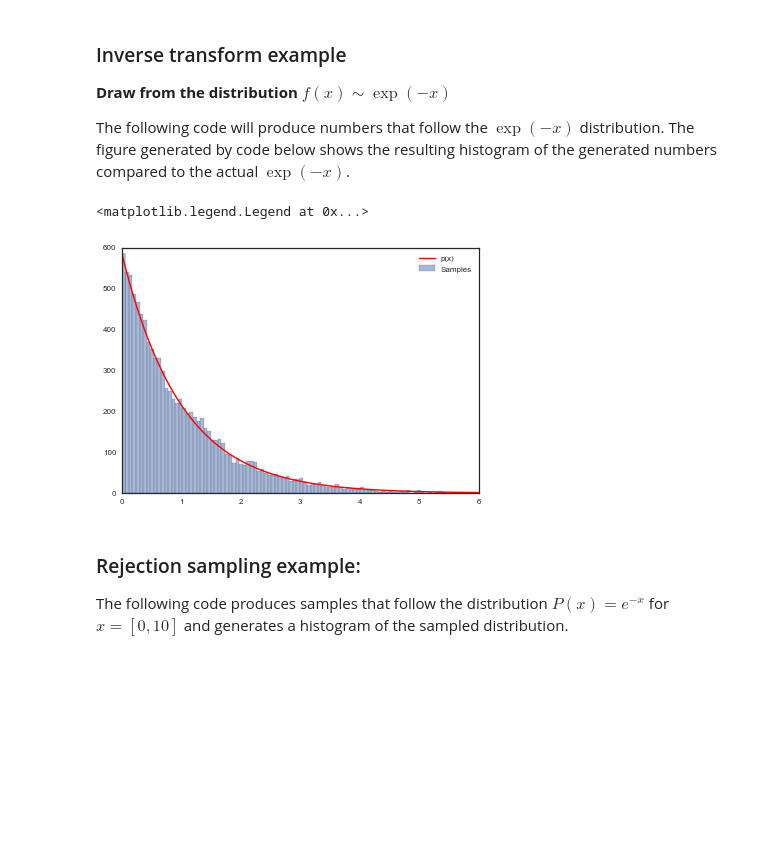
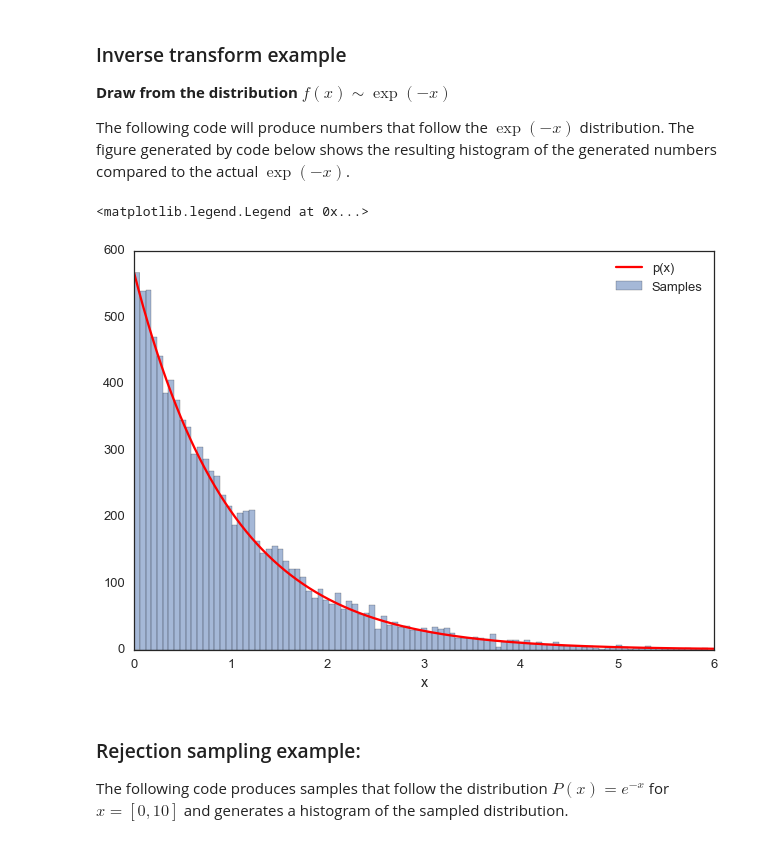
Before and after one commit to amlsf/stochastic_methods, a Jupyter notebook: Lectures/Lecture03_Monte_Carlo_Integration.ipynb, the cells around one changed output. Drawn from its saved outputs; the diff is of its cells as text; code cells hidden in the pictures; blank space fills up the shorter version.

```diff
--- a/Lectures/Lecture03_Monte_Carlo_Integration.ipynb
+++ b/Lectures/Lecture03_Monte_Carlo_Integration.ipynb
@@ -5,11 +5,11 @@ AM207: Verena Kaynig-Fittkau,and Pavlos Protopapas, Harvard University
 %matplotlib inline
 import numpy as np
 from scipy import stats
-from scipy.stats import normpia
+from scipy.stats import norm
 import matplotlib.pyplot as plt
 import seaborn as sns
 sns.set_style('white')
-sns.set_context('paper')
+sns.set_context('talk')
 # %% [markdown]
 ## Estimate the area of a unit circle
 # %%
@@ -255,0 +282,16 @@ plt.show()
+# %%
+# plot the functions
+x=np.linspace(xmin, xmax, 1000)
+plt.plot(x, f(x), 'b', label=u'Original  $x\sin(x)$')
+plt.plot( x, p(x), 'r', label=u'Importance Sampling Function: Normal')
+plt.plot( x, h(x) * normal, 'g', label=u'h(x)')
+plt.xlabel('x')
+#plt.ylim(0,2.5)
+plt.legend()
+
+x = np.random.uniform(low=xmin, high=xmax, size=10000)
+print "Variance for f(x): ", np.var(f(x))
+
+x = mu + sig*np.random.randn(10000,1)
+x = x[ (x<xmax) & (x>xmin)]
+print "Variance for h(x): ", np.var(h(x) * normal)
@@ -271,35 +317,35 @@ CDF = lambda x: 1-np.exp(-x)
 invCDF = lambda x: -np.log(1-x)
 
 # domain limits
 xmin = 0 # the lower limit of our domain
 xmax = 6 # the upper limit of our domain
 
 # range limits
 rmin = CDF(xmin)
 rmax = CDF(xmax)
 
 N = 10000 # the total of samples we wish to generate
 
 # generate uniform samples in our range then invert the CDF
 # to get samples of our target distribution
 R = np.random.uniform(rmin, rmax, N)
 X = invCDF(R)
 
 # get the histogram info
 hinfo = np.histogram(X,100)
 
 # plot the histogram
 plt.hist(X,bins=100, label=u'Samples', alpha=0.5);
 
 # plot our (normalized) function
 xvals=np.linspace(xmin, xmax, 1000)
 plt.plot(xvals, hinfo[0][0]*p(xvals), 'r', label=u'p(x)')
-
+plt.xlabel("x")
 # turn on the legend
 plt.legend()
 # %% [output]
 <matplotlib.legend.Legend at 0x...>
-[figure, old version]
+[figure, new version]
 # %% [markdown]
 ### Rejection sampling example:
 The following code produces samples that follow the distribution $P(x)=e^{-x}$
```
Also changed, not shown: parts of 11 cells of this notebook, 1 other file.
